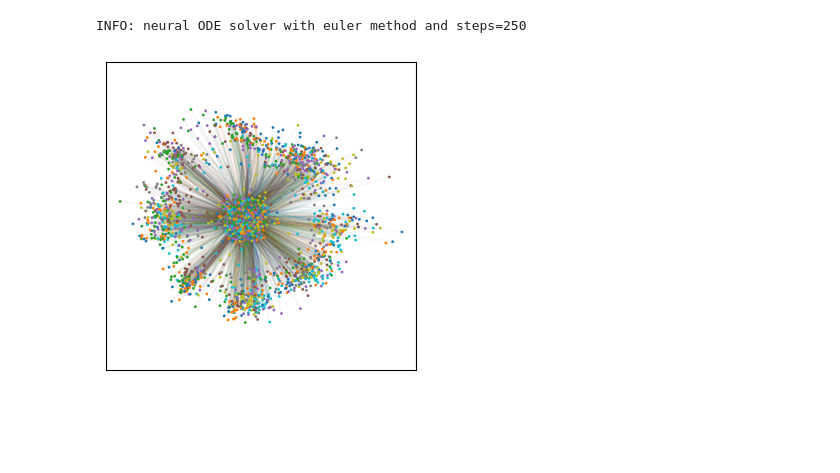
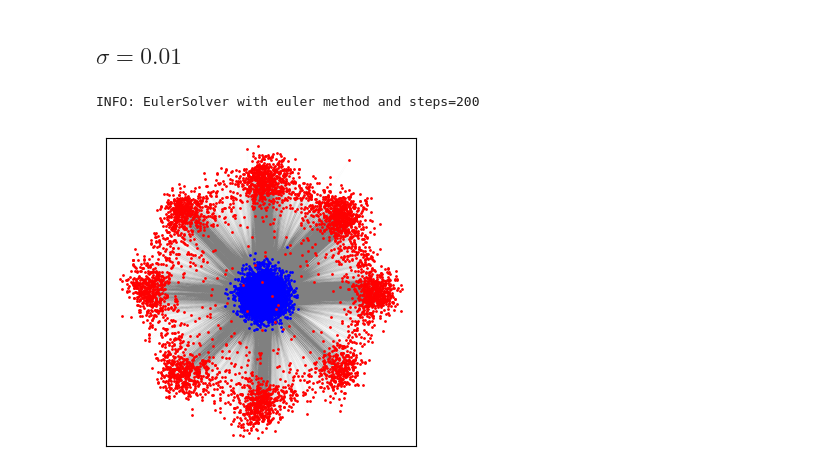
Before and after one commit to dfaroughy/CMB, a Jupyter notebook: experiments/gaussians.ipynb, the cells around one changed output. Drawn from its saved outputs; the diff is of its cells as text; code cells hidden in the pictures; blank space fills up the shorter version.

```diff
--- a/experiments/gaussians.ipynb
+++ b/experiments/gaussians.ipynb
@@ -136,0 +152,9 @@ pipeline = CFMPipeline(trained_model=model, config=conf)
+# %%
+from cmb.dynamics.cfm import SBCFM
+from cmb.models.architectures.deep_nets import MLP
+from cmb.models.trainers import CFMTrainer
+
+dynamics = SBCFM(conf)
+mlp = MLP(conf)
+model = CFMTrainer(dynamics, mlp, gauss)
+model.train()
@@ -137,7 +172,15 @@ pipeline = CFMPipeline(trained_model=model, config=conf)
+# %% [markdown]
+## $\sigma=0.01$
 # %%
+from cmb.models.pipelines import CFMPipeline
+
+pipeline = CFMPipeline(trained_model=model, config=conf)
+
 input_source = torch.randn(8000, 2) * 0.1
 labels = torch.randint(low=0, high=8, size=(input_source.shape[0],))
 
 pipeline.generate_samples(input_source, context=labels.unsqueeze(1))
+plot_trajectories(conf, pipeline.trajectories, labels, N=5000)
 # %% [output]
-INFO: neural ODE solver with euler method and steps=250
+INFO: EulerSolver with euler method and steps=200
+[figure, added]
@@ -156,4 +186,0 @@ def plot_trajectories(traj, labels, N=100000):
-# %%
-plot_trajectories(pipeline.trajectories, labels, N=1600)
-# %% [output]
-[figure, removed]
```
Also changed, not shown: parts of 18 cells of this notebook, 17 other files.
